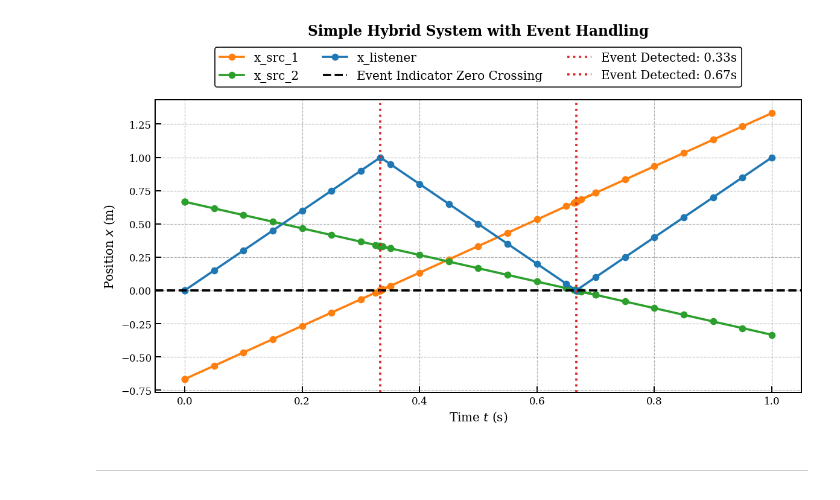
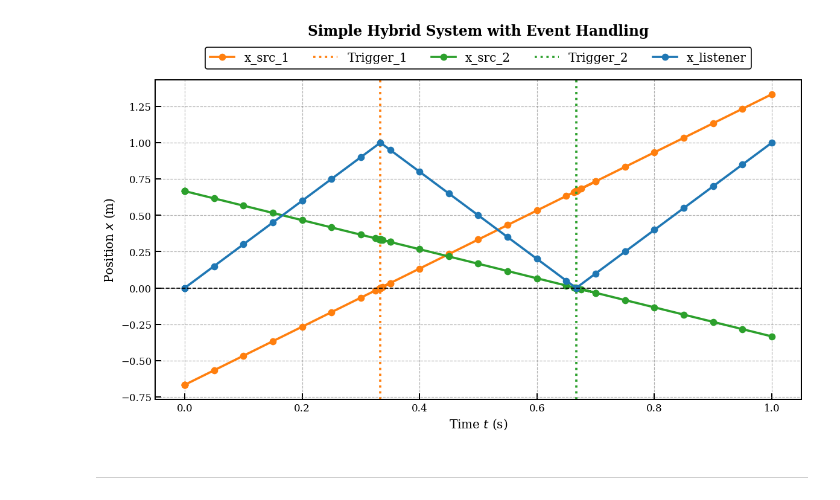
Before and after one commit to FlorianFrech/SystemSimulation, a Jupyter notebook: demos/ControlledPendulum/MyModels/Hybrid/test_5_hybrid_system.ipynb, the cells around one changed output. Drawn from its saved outputs; the diff is of its cells as text; code cells hidden in the pictures.

```diff
--- a/demos/ControlledPendulum/MyModels/Hybrid/test_5_hybrid_system.ipynb
+++ b/demos/ControlledPendulum/MyModels/Hybrid/test_5_hybrid_system.ipynb
@@ -231,7 +209,7 @@ listener_comp.subscribe_event(event=event_1)
 listener_comp.subscribe_event(event=event_2)
 
 # 7) Create system
-system = System(name="Simple Hybrid Test System")
+system = System(name="Hybrid System - Event Handling")
 
 # 8) Add components to system
 system.add_component(src_comp_1)
@@ -292,35 +270,40 @@ Events: [('Source_2', 'Trigger_2')]
 Dispatching event 'Trigger_2' from 'Source_2' to targets: ['Listener']
 Listener handled event at t=0.6667: v inverted from -3.0 to 3.0
 ================================================================================
+# %%
+time_src_1, data_src_1 = src_comp_1.get_history_arrays()
+x_src_1 = data_src_1['x']
+
+time_src_2, data_src_2 = src_comp_2.get_history_arrays()
+x_src_2 = data_src_2['x']
+
+time_listener, data_listener = listener_comp.get_history_arrays()
+x_listener = data_listener['x']
+
+event_history = system.history.get_all_event_histories()
+trigger_times_1 = event_history.get((src_comp_1.name, 'Trigger_1'), [])
+trigger_times_2 = event_history.get((src_comp_2.name, 'Trigger_2'), [])
+
+trigger_time_1 = trigger_times_1[0].t
+trigger_time_2 = trigger_times_2[0].t
 # %%
-time_src_1, data_src_1 = src_comp_1.get_history_arrays()
-x_src_1 = data_src_1['x']
-
-time_src_2, data_src_2 = src_comp_2.get_history_arrays()
-x_src_2 = data_src_2['x']
-
-time_listener, data_listener = listener_comp.get_history_arrays()
-x_listener = data_listener['x']
-
 plt.figure(figsize=(10, 6))
 plt.plot(time_src_1, x_src_1, label='x_src_1', color='tab:orange', marker='o', linestyle='-')
+plt.axvline(trigger_time_1, color='tab:orange', linestyle=':', label='Trigger_1')
 plt.plot(time_src_2, x_src_2, label='x_src_2', color='tab:green', marker='o', linestyle='-')
+plt.axvline(trigger_time_2, color='tab:green', linestyle=':', label='Trigger_2')
 plt.plot(time_listener, x_listener, label='x_listener', color='tab:blue', marker='o', linestyle='-')
-plt.axhline(0, color='black', linestyle='--', label='Event Indicator Zero Crossing')
+plt.axhline(0, color='black', linestyle='--', linewidth=1)
 
-for key, array in system.history.get_all_event_histories().items():
-    for event_time in array:
-        plt.axvline(event_time, color='tab:red', linestyle=':', label=f'Event Detected: {event_time:.2f}s')
-
-plt.title('Simple Hybrid System with Event Handling', fontsize=14, fontweight='bold', y= 1.2)
+plt.title('Simple Hybrid System with Event Handling', fontsize=14, fontweight='bold', y= 1.12)
 plt.xlabel('Time $t$ (s)')
 plt.ylabel('Position $x$ (m)')
 plt.grid()
-plt.legend(loc='upper center', ncol=3, bbox_to_anchor=(0.5, 1.2))
+plt.legend(loc='upper center', ncol=5, bbox_to_anchor=(0.5, 1.12))
 plt.tight_layout()
 plt.savefig('../figures/Hybrid/test_5_event_handling.svg')
 plt.show()
 # %% [output]
-[figure, old version]
+[figure, new version]
 # %% [markdown]
 -------------------
```
Also changed, not shown: parts of 16 cells of this notebook, 53 other files.
